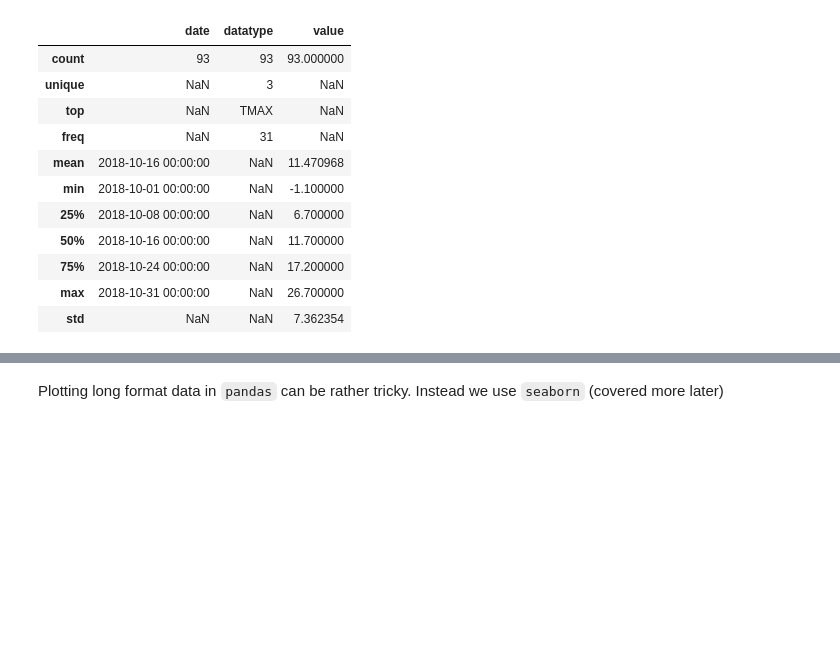
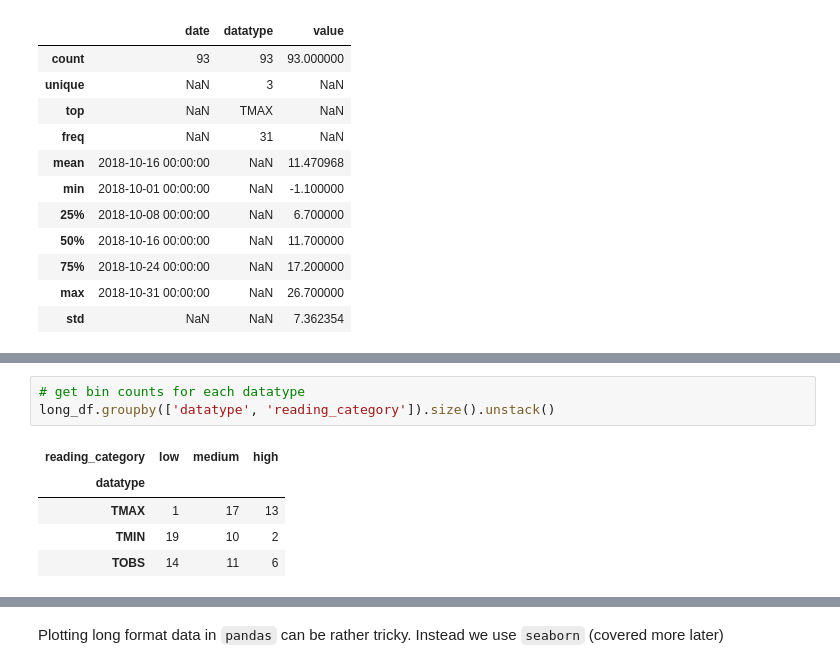
Before and after one commit to ericcoopey/dsa250_sp26, a Jupyter notebook: M3-DataManipulation/7-wide_vs_long.ipynb, the cells around one changed output, grey strips where cells are left out. Saved outputs shown, nothing was run; the diff lists cells and outputs as text; blank space fills up the shorter version.

```diff
--- a/M3-DataManipulation/7-wide_vs_long.ipynb
+++ b/M3-DataManipulation/7-wide_vs_long.ipynb
@@ -86,0 +132,9 @@ long_df.describe(include='all')
+# %%
+# get bin counts for each datatype
+long_df.groupby(['datatype', 'reading_category']).size().unstack()
+# %% [output]
+| reading_category | low | medium | high |
+| datatype |  |  |  |
+| TMAX | 1 | 17 | 13 |
+| TMIN | 19 | 10 | 2 |
+| TOBS | 14 | 11 | 6 |
```
Also changed, not shown: parts of 5 cells of this notebook.
